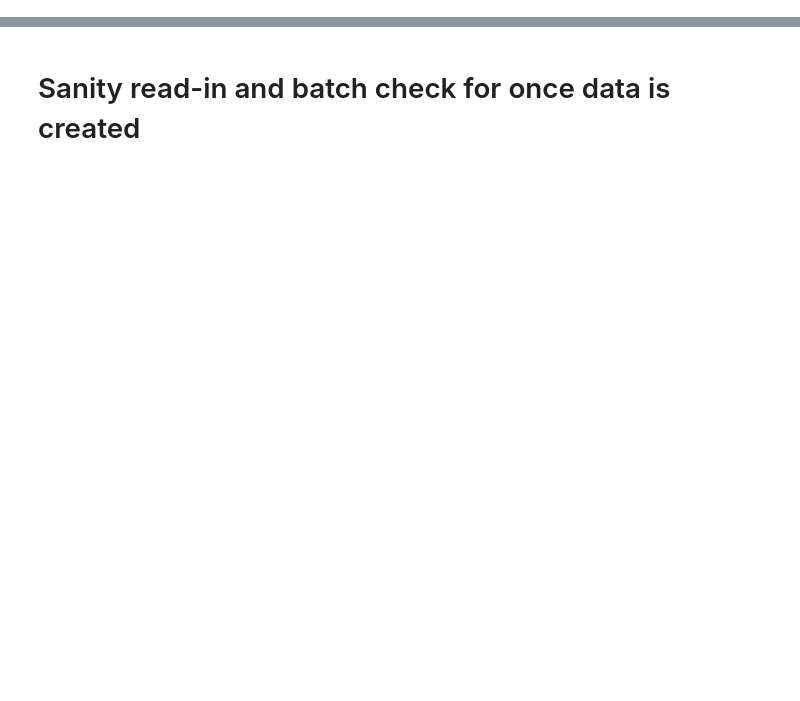
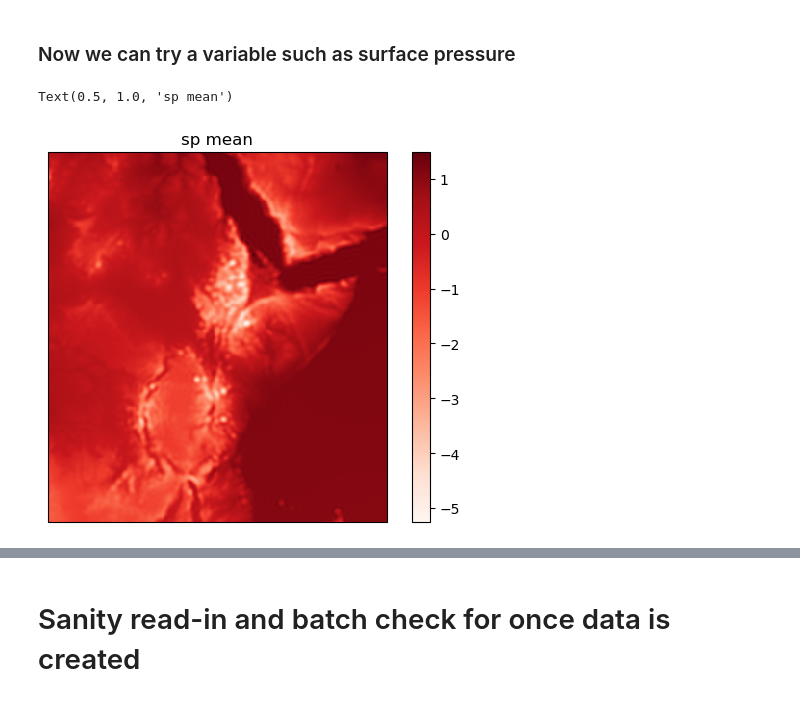
Before and after one commit to nishadhka/cGAN_tutorial, a Jupyter notebook: example_notebooks/create_tfrecords.ipynb, the cells around one changed output, grey strips where cells are left out. Drawn from its saved outputs; the diff is of its cells as text; code cells hidden in the pictures; blank space fills up the shorter version.

```diff
--- a/example_notebooks/create_tfrecords.ipynb
+++ b/example_notebooks/create_tfrecords.ipynb
@@ -74,0 +146,23 @@ plt.colorbar(mesh)
+# %% [markdown]
+### Now we can try a variable such as surface pressure
+# %%
+import matplotlib.pyplot as plt
+import cartopy.crs as ccrs
+import numpy as np
+
+# plot the variable mean for the first time ste
+# feel free to change the variables
+var = "sp"
+idx = all_fcst_fields.index(var)*4
+
+ax = plt.axes(projection = ccrs.PlateCarree())
+
+lats = np.arange(-13.65,24.65+0.1,0.1)
+lons = np.arange(19.15,54.25+0.1,0.1)
+
+mesh = ax.pcolormesh(lons, lats, sample[0]['lo_res_inputs'][0,:,:,idx], cmap='Reds')
+plt.colorbar(mesh)
+plt.title(f"{var} mean")
+# %% [output]
+Text(0.5, 1.0, 'sp mean')
+[figure, added]
```
Also changed, not shown: parts of 20 cells of this notebook, 8 other files.
